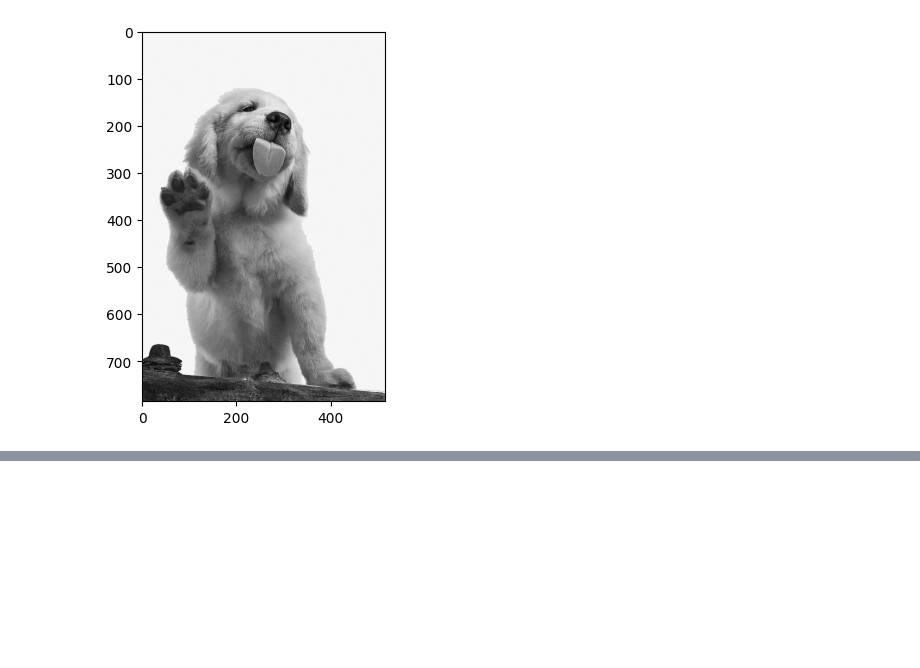
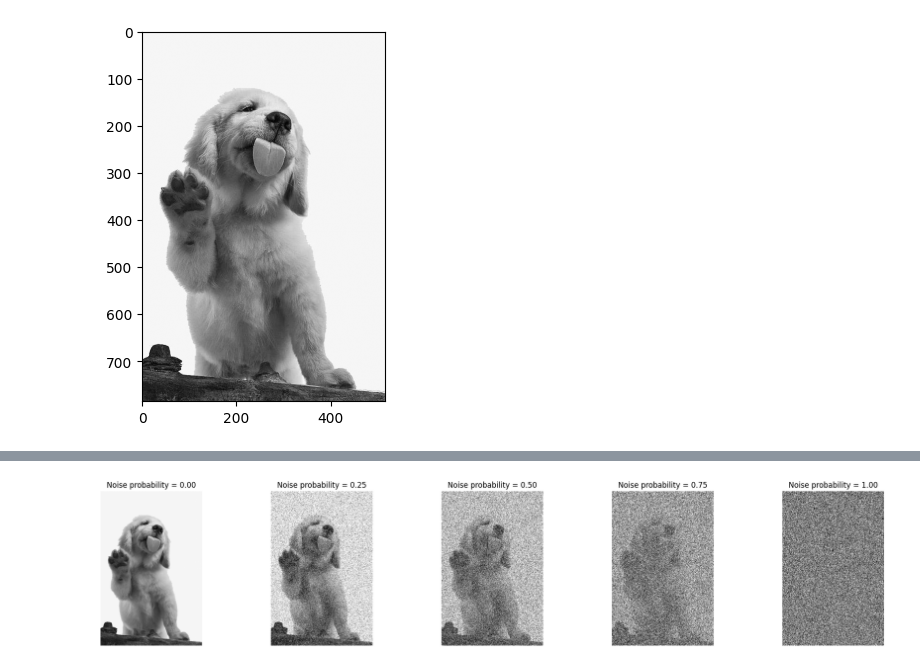
Before and after one commit to itsAayush00/Computer_Vision_2026_H10, a Jupyter notebook: Prac_02.ipynb, the cells around one changed output, grey strips where cells are left out. Saved outputs shown, nothing was run; the diff lists cells and outputs as text; code cells hidden in the pictures; blank space fills up the shorter version.

```diff
--- a/Prac_02.ipynb
+++ b/Prac_02.ipynb
@@ -28,0 +29,15 @@ plt.imshow(noisy, cmap='gray')
+# %%
+probabilities = np.arange(0, 1.1, 0.25)  # from 0.00 to 1.00
+
+fig, axes = plt.subplots(1, len(probabilities), figsize=(20, 4))
+
+for ax, p in zip(axes, probabilities):
+    noisy = add_salt_pepper_noise(img, p)
+    ax.imshow(noisy, cmap='gray')
+    ax.set_title(f"Noise probability = {p:.2f}")
+    ax.axis('off')
+
+plt.tight_layout()
+plt.show()
+# %% [output]
+[figure, added]
```
Also changed, not shown: parts of 1 cell of this notebook.
